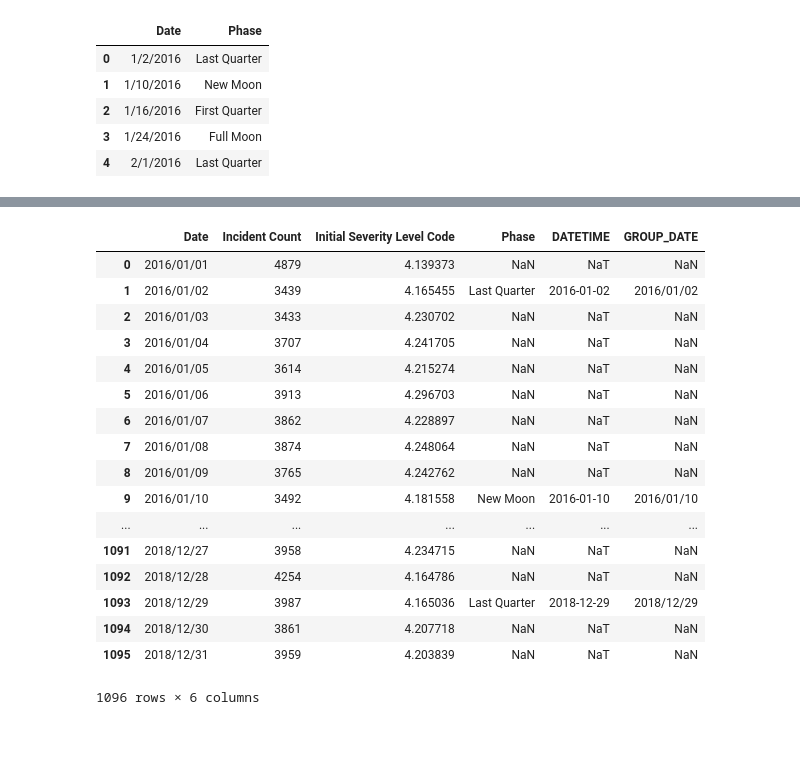
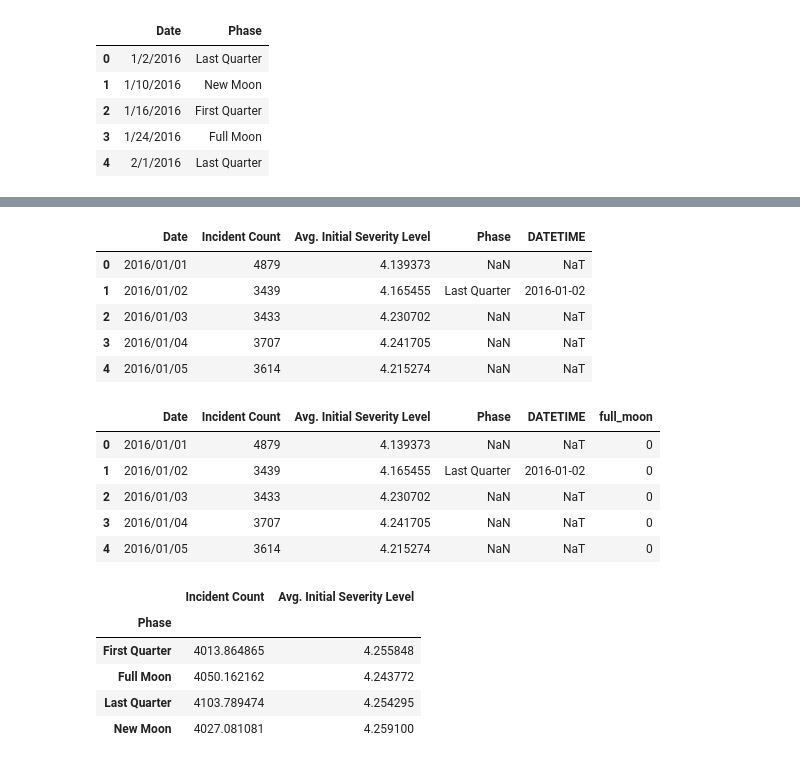
Before and after one commit to adavis4533/Darkside_of_the_Moon, a Jupyter notebook: Darkside_Master_3.ipynb, the cells around one changed output, grey strips where cells are left out. Cells and saved outputs as stored; diff of their text form; code cells hidden in the pictures; blank space fills up the shorter version.

```diff
--- a/Darkside_Master_3.ipynb
+++ b/Darkside_Master_3.ipynb
@@ -47,26 +48,14 @@ moon_df.head()
 # %%
 # Merge tables
 darkside = pd.merge(ems_df, moon_df, on="Date", how="left")
 
 #Clean up table
-darkside = darkside.rename(columns={"INITIAL_SEVERITY_LEVEL_CODE":"Initial Severity Level Code", "INCIDENT_DATETIME":"Incident Count"})
-darkside
+darkside = darkside.rename(columns={"INITIAL_SEVERITY_LEVEL_CODE":"Avg. Initial Severity Level", "INCIDENT_DATETIME":"Incident Count"})
+darkside.head()
 # %% [output]
-|  | Date | Incident Count | Initial Severity Level Code | Phase | DATETIME | GROUP_DATE |
-| 0 | 2016/01/01 | 4879 | 4.139373 | NaN | NaT | NaN |
-| 1 | 2016/01/02 | 3439 | 4.165455 | Last Quarter | 2016-01-02 | 2016/01/02 |
-| 2 | 2016/01/03 | 3433 | 4.230702 | NaN | NaT | NaN |
-| 3 | 2016/01/04 | 3707 | 4.241705 | NaN | NaT | NaN |
-| 4 | 2016/01/05 | 3614 | 4.215274 | NaN | NaT | NaN |
-| 5 | 2016/01/06 | 3913 | 4.296703 | NaN | NaT | NaN |
-| 6 | 2016/01/07 | 3862 | 4.228897 | NaN | NaT | NaN |
-| 7 | 2016/01/08 | 3874 | 4.248064 | NaN | NaT | NaN |
-| 8 | 2016/01/09 | 3765 | 4.242762 | NaN | NaT | NaN |
-| 9 | 2016/01/10 | 3492 | 4.181558 | New Moon | 2016-01-10 | 2016/01/10 |
-| ... | ... | ... | ... | ... | ... | ... |
-| 1091 | 2018/12/27 | 3958 | 4.234715 | NaN | NaT | NaN |
-| 1092 | 2018/12/28 | 4254 | 4.164786 | NaN | NaT | NaN |
-| 1093 | 2018/12/29 | 3987 | 4.165036 | Last Quarter | 2018-12-29 | 2018/12/29 |
-| 1094 | 2018/12/30 | 3861 | 4.207718 | NaN | NaT | NaN |
-| 1095 | 2018/12/31 | 3959 | 4.203839 | NaN | NaT | NaN |
+|  | Date | Incident Count | Avg. Initial Severity Level | Phase | DATETIME |
+| 0 | 2016/01/01 | 4879 | 4.139373 | NaN | NaT |
+| 1 | 2016/01/02 | 3439 | 4.165455 | Last Quarter | 2016-01-02 |
+| 2 | 2016/01/03 | 3433 | 4.230702 | NaN | NaT |
+| 3 | 2016/01/04 | 3707 | 4.241705 | NaN | NaT |
+| 4 | 2016/01/05 | 3614 | 4.215274 | NaN | NaT |
-1096 rows × 6 columns
@@ -74,0 +62,22 @@ full
+# %%
+darkside['full_moon'] = np.where(darkside['Phase']=='Full Moon', 1, 0)
+#darkside.drop('DATETIME', axis=1, inplace=True)
+#darkside.drop('GROUP_DATE', axis=1, inplace=True)
+darkside.head()
+# %% [output]
+|  | Date | Incident Count | Avg. Initial Severity Level | Phase | DATETIME | full_moon |
+| 0 | 2016/01/01 | 4879 | 4.139373 | NaN | NaT | 0 |
+| 1 | 2016/01/02 | 3439 | 4.165455 | Last Quarter | 2016-01-02 | 0 |
+| 2 | 2016/01/03 | 3433 | 4.230702 | NaN | NaT | 0 |
+| 3 | 2016/01/04 | 3707 | 4.241705 | NaN | NaT | 0 |
+| 4 | 2016/01/05 | 3614 | 4.215274 | NaN | NaT | 0 |
+# %%
+moon_phases = darkside.groupby(['Phase'], as_index=True).agg({'Incident Count': 'mean', 'Avg. Initial Severity Level': 'mean'})
+moon_phases
+# %% [output]
+|  | Incident Count | Avg. Initial Severity Level |
+| Phase |  |  |
+| First Quarter | 4013.864865 | 4.255848 |
+| Full Moon | 4050.162162 | 4.243772 |
+| Last Quarter | 4103.789474 | 4.254295 |
+| New Moon | 4027.081081 | 4.259100 |
```
Also changed, not shown: parts of 8 cells of this notebook, 3 other files.
